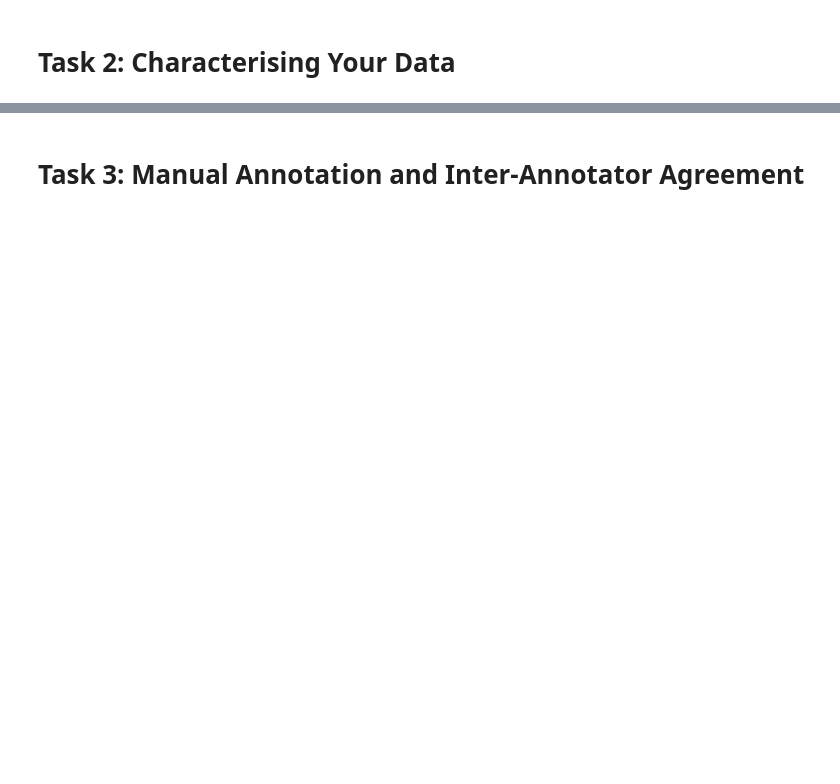
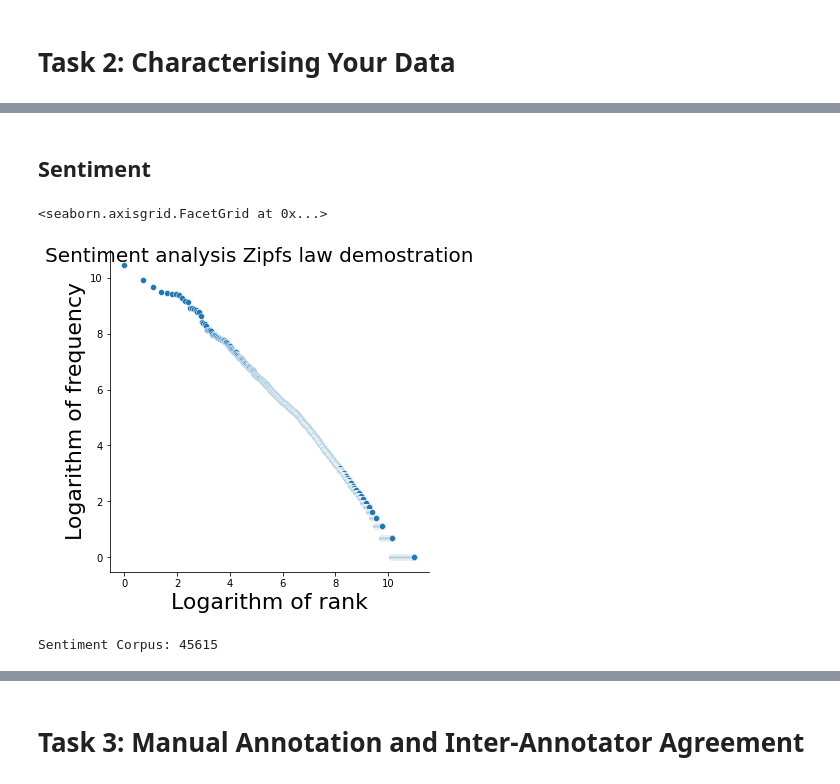
Before and after one commit to Ivpe1975/fyp2021p04g15, a Jupyter notebook: notebooks/DataAnalysis.ipynb, the cells around one changed output, grey strips where cells are left out. Cells and saved outputs as stored; diff of their text form; code cells hidden in the pictures; blank space fills up the shorter version.

```diff
--- a/notebooks/DataAnalysis.ipynb
+++ b/notebooks/DataAnalysis.ipynb
@@ -156,0 +230,25 @@ lap4.perplexity(vals)
+# %% [markdown]
+## Sentiment
+# %%
+svoc=json.load(open('svoc.json'))
+svoc=collections.Counter(svoc)
+sfrq = pd.DataFrame(svoc.most_common(), columns=['token', 'frequency'])
+
+# Index in the sorted list
+sfrq['idx'] = sfrq.index + 1
+
+# Plot: Log-log plot for Zipf's law
+sfrq['log_frq'] = np.log(sfrq.frequency)
+sfrq['log_rank'] = np.log(sfrq['idx'])
+ax=seaborn.relplot(x='log_rank', y='log_frq', data=sfrq);
+ax.fig.suptitle('Sentiment analysis Zipfs law demostration',fontsize=20)
+ax.set_xlabels('Logarithm of rank',fontsize=22)
+ax.set_ylabels('Logarithm of frequency',fontsize=22)
+# %% [output]
+<seaborn.axisgrid.FacetGrid at 0x...>
+[figure, added]
+# %%
+sentiment_corpus = len(senttraintext)
+print("Sentiment Corpus:",sentiment_corpus)
+# %% [output]
+Sentiment Corpus: 45615
```
Also changed, not shown: parts of 98 cells of this notebook.
